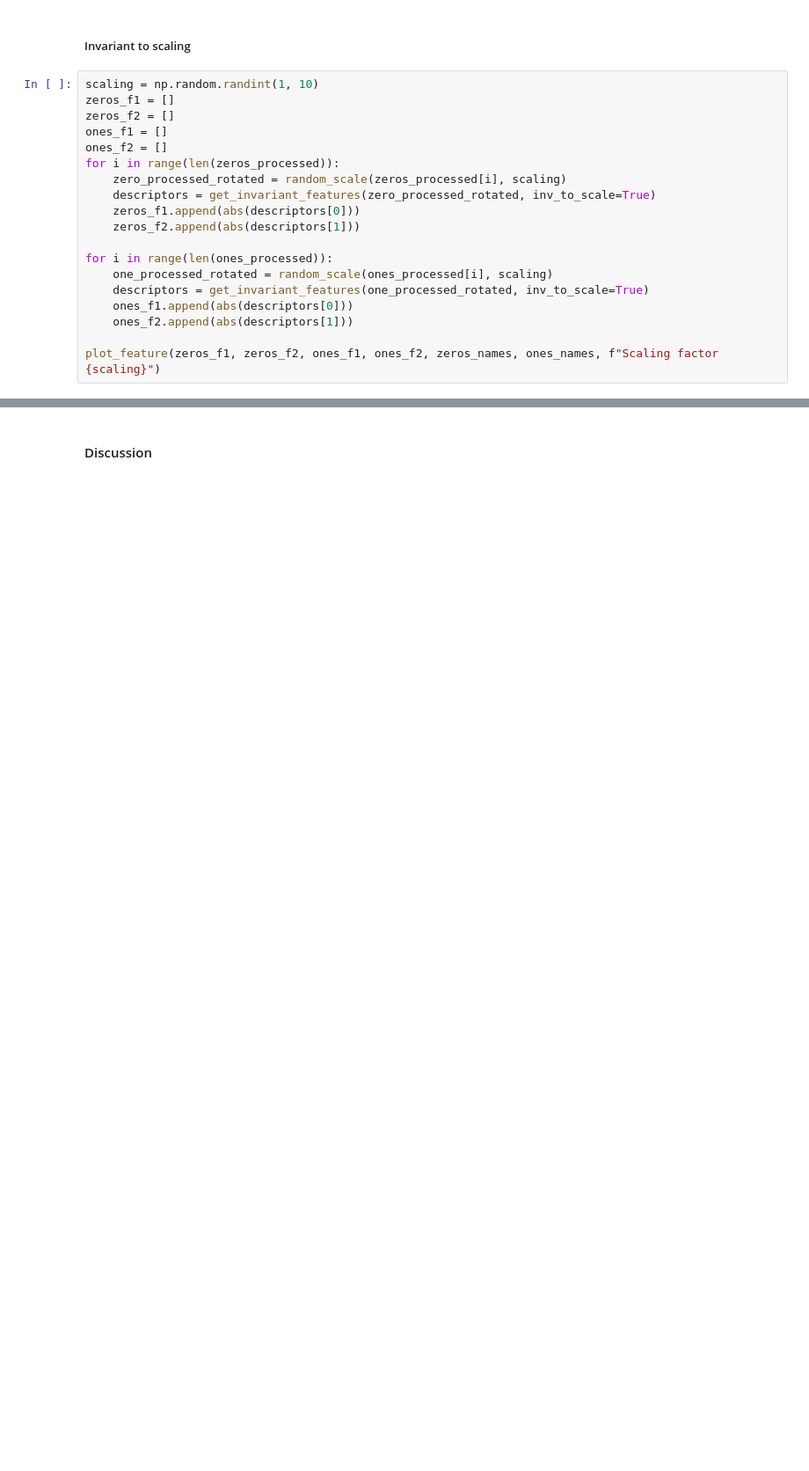
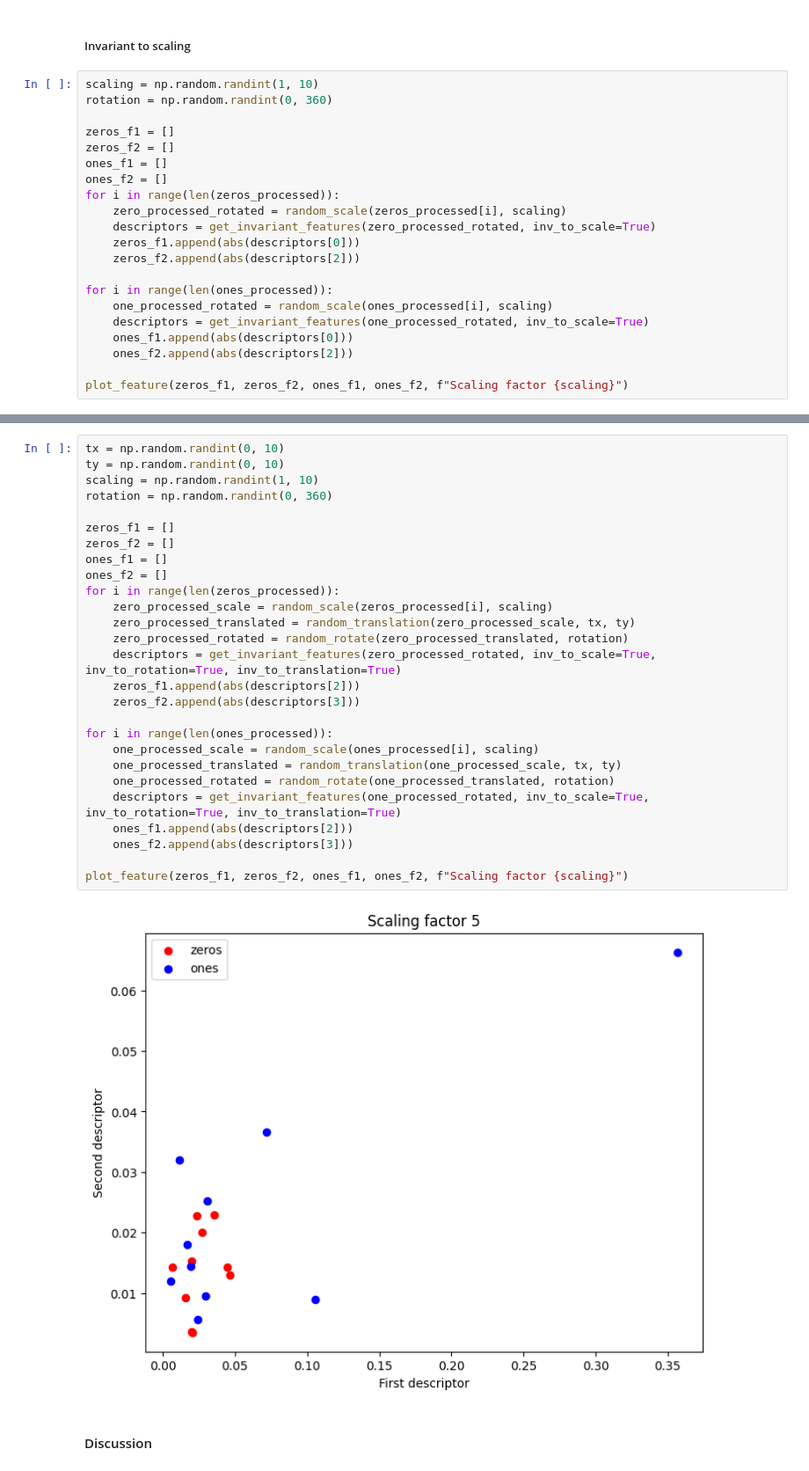
Before and after one commit to alessandrodalbesio/EPFL-image-analysis-and-pattern-recognition, a Jupyter notebook: lab_02_object_description.ipynb, the cells around one changed output, grey strips where cells are left out. Shown: that part at 88% size. Cells and saved outputs as stored; diff of their text form; blank space fills up the shorter version.

```diff
--- a/lab_02_object_description.ipynb
+++ b/lab_02_object_description.ipynb
@@ -497,6 +502,8 @@ plot_feature(zeros_f1, zeros_f2, ones_f1, ones_f2, zeros_names, ones_names, f"Ra
 ##### Invariant to scaling
 # %%
 scaling = np.random.randint(1, 10)
+rotation = np.random.randint(0, 360)
+
 zeros_f1 = []
 zeros_f2 = []
 ones_f1 = []
@@ -505,13 +512,13 @@ for i in range(len(zeros_processed)):
     zero_processed_rotated = random_scale(zeros_processed[i], scaling)
     descriptors = get_invariant_features(zero_processed_rotated, inv_to_scale=True)
     zeros_f1.append(abs(descriptors[0]))
-    zeros_f2.append(abs(descriptors[1]))
+    zeros_f2.append(abs(descriptors[2]))
 
 for i in range(len(ones_processed)):
     one_processed_rotated = random_scale(ones_processed[i], scaling)
     descriptors = get_invariant_features(one_processed_rotated, inv_to_scale=True)
     ones_f1.append(abs(descriptors[0]))
-    ones_f2.append(abs(descriptors[1]))
+    ones_f2.append(abs(descriptors[2]))
 
-plot_feature(zeros_f1, zeros_f2, ones_f1, ones_f2, zeros_names, ones_names, f"Scaling factor {scaling}")
+plot_feature(zeros_f1, zeros_f2, ones_f1, ones_f2, f"Scaling factor {scaling}")
 # %% [output]
@@ -519,2 +528,31 @@ plot_feature(zeros_f1, zeros_f2, ones_f1, ones_f2, zeros_names, ones_names, f"Sc
+# %%
+tx = np.random.randint(0, 10)
+ty = np.random.randint(0, 10)
+scaling = np.random.randint(1, 10)
+rotation = np.random.randint(0, 360)
+
+zeros_f1 = []
+zeros_f2 = []
+ones_f1 = []
+ones_f2 = []
+for i in range(len(zeros_processed)):
+    zero_processed_scale = random_scale(zeros_processed[i], scaling)
+    zero_processed_translated = random_translation(zero_processed_scale, tx, ty)
+    zero_processed_rotated = random_rotate(zero_processed_translated, rotation)
+    descriptors = get_invariant_features(zero_processed_rotated, inv_to_scale=True, inv_to_rotation=True, inv_to_translation=True)
+    zeros_f1.append(abs(descriptors[2]))
+    zeros_f2.append(abs(descriptors[3]))
+
+for i in range(len(ones_processed)):
+    one_processed_scale = random_scale(ones_processed[i], scaling)
+    one_processed_translated = random_translation(one_processed_scale, tx, ty)
+    one_processed_rotated = random_rotate(one_processed_translated, rotation)
+    descriptors = get_invariant_features(one_processed_rotated, inv_to_scale=True, inv_to_rotation=True, inv_to_translation=True)
+    ones_f1.append(abs(descriptors[2]))
+    ones_f2.append(abs(descriptors[3]))
+
+plot_feature(zeros_f1, zeros_f2, ones_f1, ones_f2, f"Scaling factor {scaling}")
+# %% [output]
+[figure, added]
 # %% [markdown]
 #### Discussion
```
Also changed, not shown: parts of 19 cells of this notebook.
